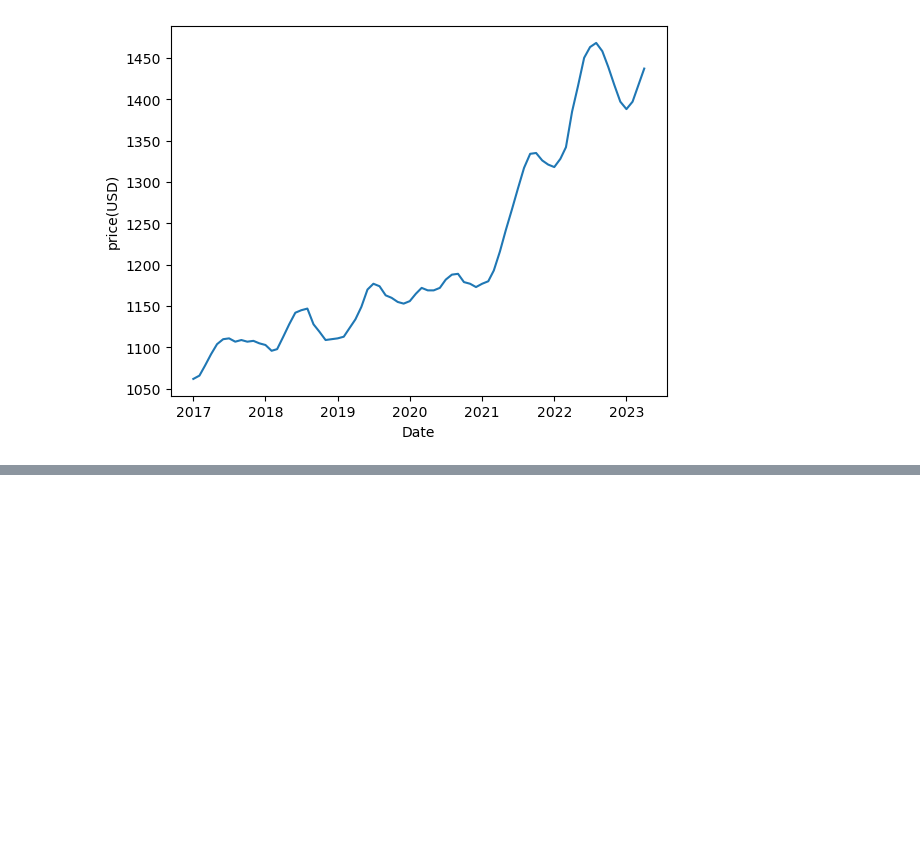
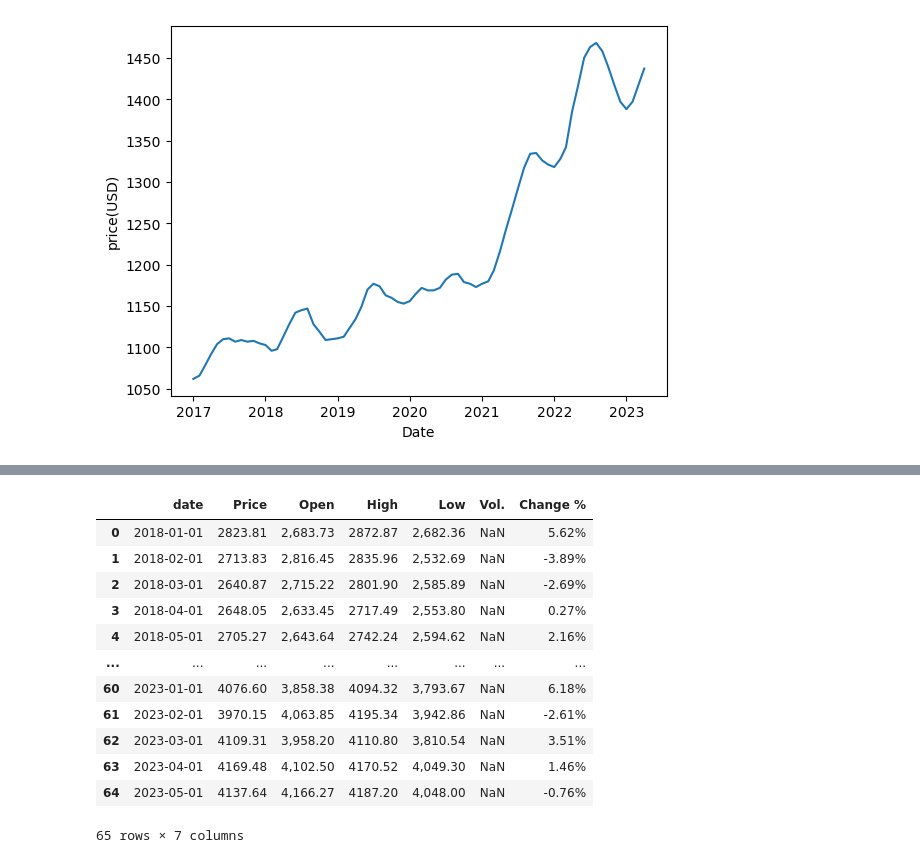
Before and after one commit to SamuelTHaynes/Bootcamp_Housing_Analysis, a Jupyter notebook: Johnson County Median Rent analysis.ipynb, the cells around one changed output, grey strips where cells are left out. Saved outputs shown, nothing was run; the diff lists cells and outputs as text; code cells hidden in the pictures; blank space fills up the shorter version.

```diff
--- a/Johnson County Median Rent analysis.ipynb
+++ b/Johnson County Median Rent analysis.ipynb
@@ -74,0 +100,21 @@ Text(0, 0.5, 'price(USD)')
+# %%
+#sandp_data_df.shape[0]
+
+sp_date_string = sandp_data_df['date']
+sp_date_obj = pd.to_datetime(sp_date_string, format='%m/%d/%Y')
+sandp_data_df['date'] = sp_date_obj
+sandp_data_df
+# %% [output]
+|  | date | Price | Open | High | Low | Vol. | Change % |
+| 0 | 2018-01-01 | 2823.81 | 2,683.73 | 2872.87 | 2,682.36 | NaN | 5.62% |
+| 1 | 2018-02-01 | 2713.83 | 2,816.45 | 2835.96 | 2,532.69 | NaN | -3.89% |
+| 2 | 2018-03-01 | 2640.87 | 2,715.22 | 2801.90 | 2,585.89 | NaN | -2.69% |
+| 3 | 2018-04-01 | 2648.05 | 2,633.45 | 2717.49 | 2,553.80 | NaN | 0.27% |
+| 4 | 2018-05-01 | 2705.27 | 2,643.64 | 2742.24 | 2,594.62 | NaN | 2.16% |
+| ... | ... | ... | ... | ... | ... | ... | ... |
+| 60 | 2023-01-01 | 4076.60 | 3,858.38 | 4094.32 | 3,793.67 | NaN | 6.18% |
+| 61 | 2023-02-01 | 3970.15 | 4,063.85 | 4195.34 | 3,942.86 | NaN | -2.61% |
+| 62 | 2023-03-01 | 4109.31 | 3,958.20 | 4110.80 | 3,810.54 | NaN | 3.51% |
+| 63 | 2023-04-01 | 4169.48 | 4,102.50 | 4170.52 | 4,049.30 | NaN | 1.46% |
+| 64 | 2023-05-01 | 4137.64 | 4,166.27 | 4187.20 | 4,048.00 | NaN | -0.76% |
+65 rows × 7 columns
```
Also changed, not shown: parts of 12 cells of this notebook, 3 other files.
